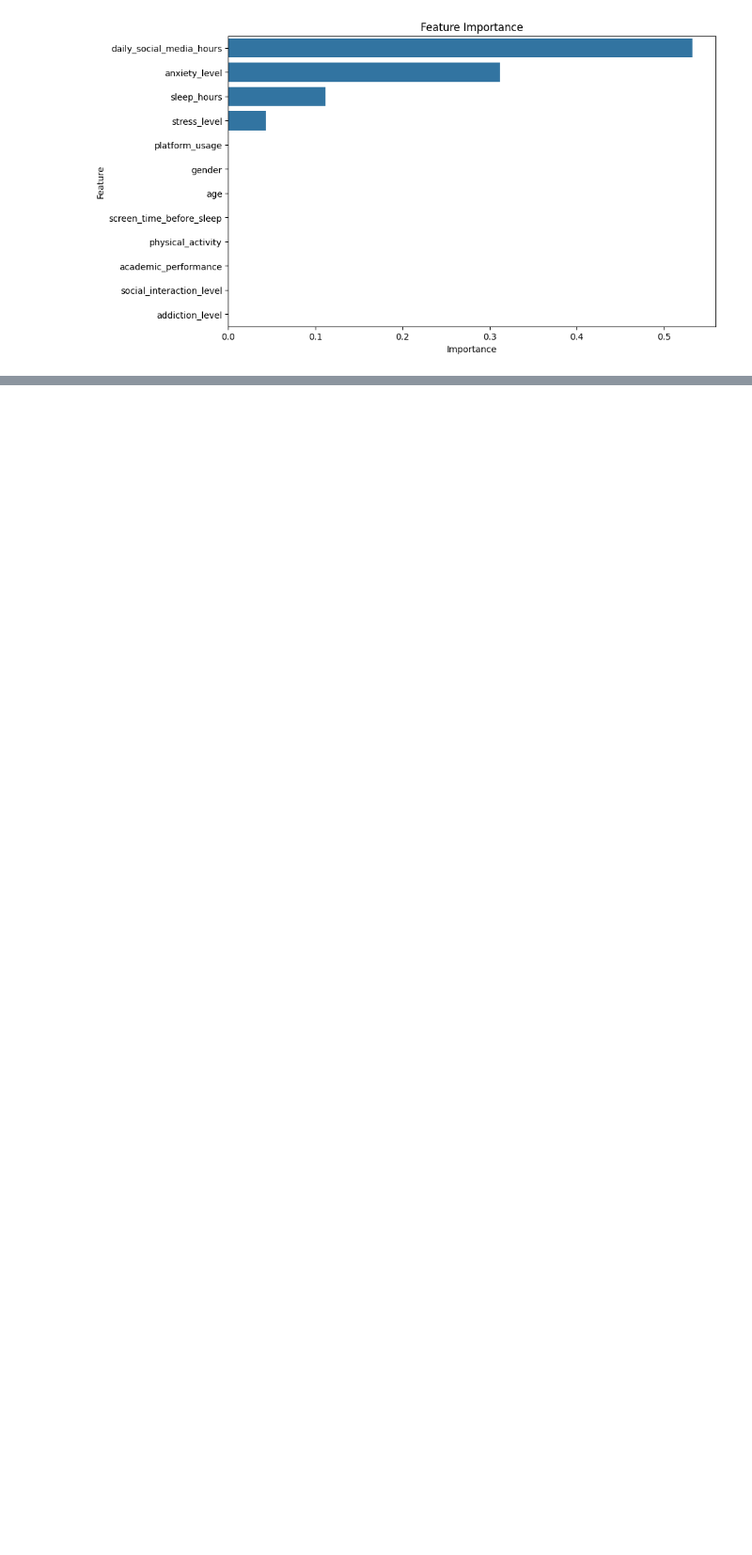
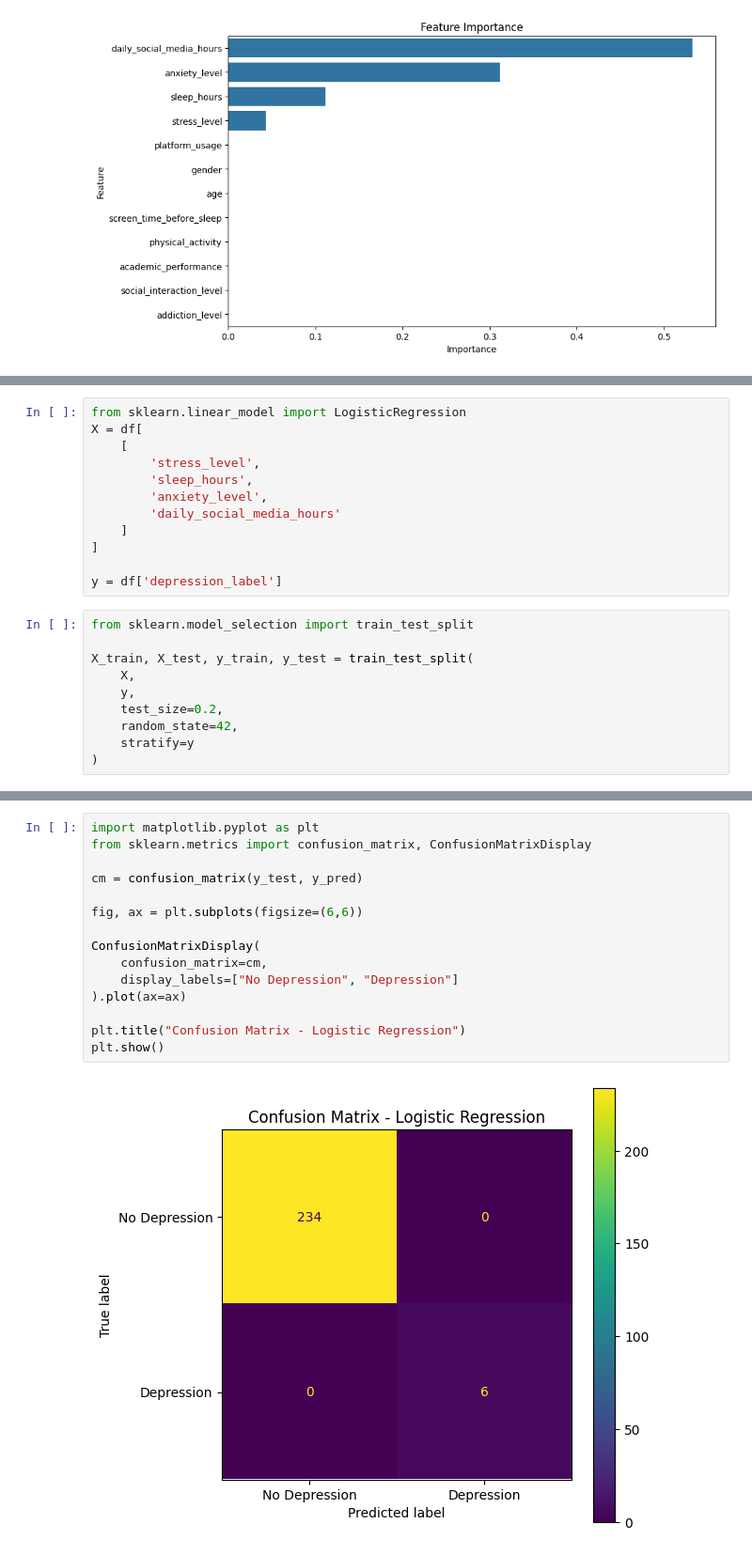
Before and after one commit to Dillah456/CRISP_DM, a Jupyter notebook: Untitled7.ipynb, the cells around one changed output, grey strips where cells are left out. Shown at 94% size. Cells and saved outputs as stored; diff of their text form; blank space fills up the shorter version.

```diff
--- a/Untitled7.ipynb
+++ b/Untitled7.ipynb
@@ -253,0 +257,22 @@ plt.show()
+# %%
+from sklearn.linear_model import LogisticRegression
+X = df[
+    [
+        'stress_level',
+        'sleep_hours',
+        'anxiety_level',
+        'daily_social_media_hours'
+    ]
+]
+
+y = df['depression_label']
+# %%
+from sklearn.model_selection import train_test_split
+
+X_train, X_test, y_train, y_test = train_test_split(
+    X,
+    y,
+    test_size=0.2,
+    random_state=42,
+    stratify=y
+)
@@ -253,0 +329,17 @@ plt.show()
+# %%
+import matplotlib.pyplot as plt
+from sklearn.metrics import confusion_matrix, ConfusionMatrixDisplay
+
+cm = confusion_matrix(y_test, y_pred)
+
+fig, ax = plt.subplots(figsize=(6,6))
+
+ConfusionMatrixDisplay(
+    confusion_matrix=cm,
+    display_labels=["No Depression", "Depression"]
+).plot(ax=ax)
+
+plt.title("Confusion Matrix - Logistic Regression")
+plt.show()
+# %% [output]
+[figure, added]
```
Also changed, not shown: parts of 10 cells of this notebook, 11 other files.
